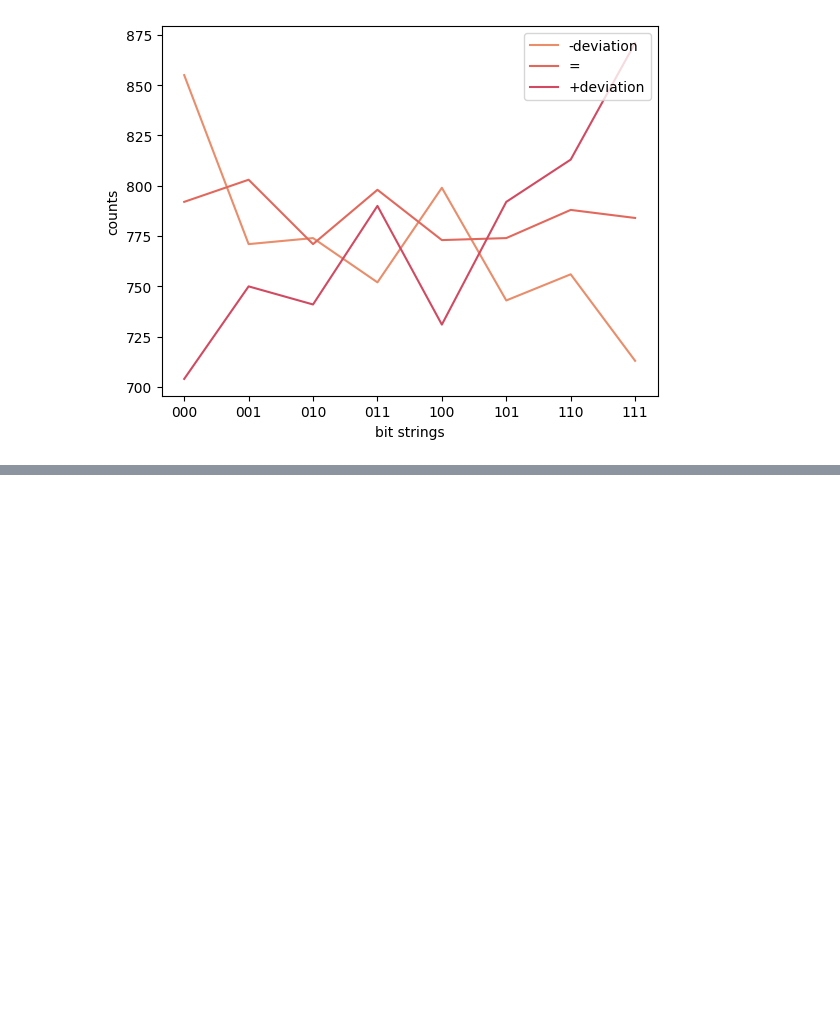
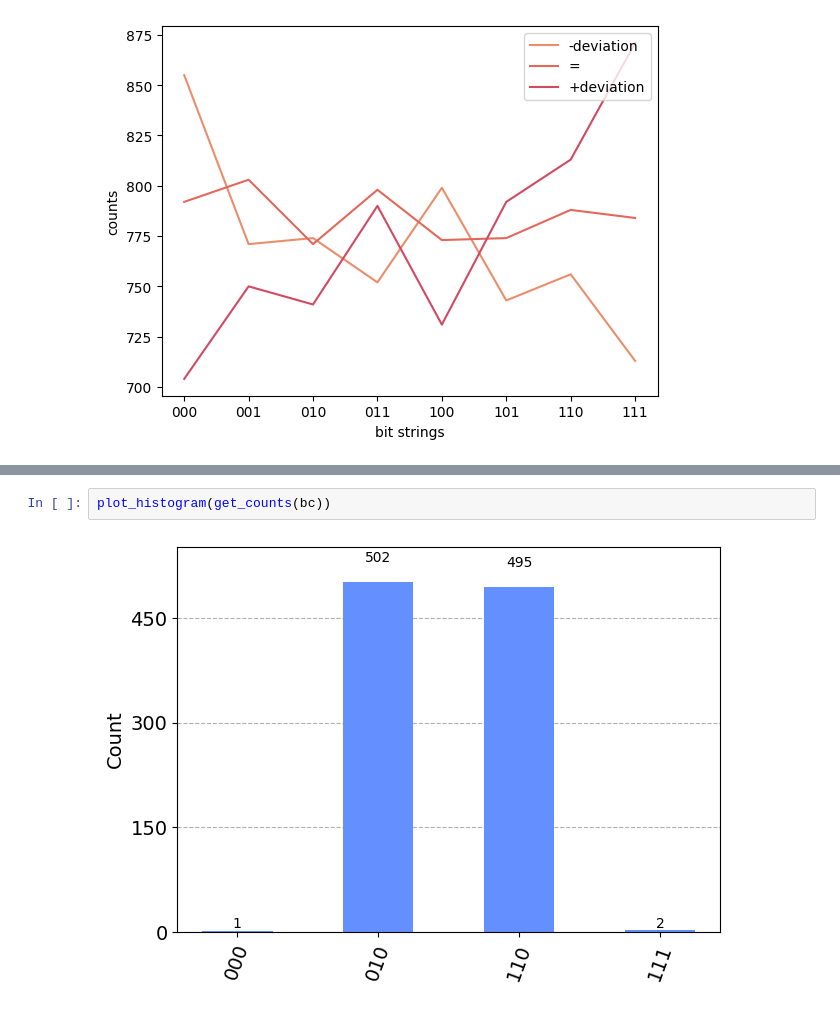
Before and after one commit to Dpbm/scientific-research-1-quantum-oracles, a Jupyter notebook: code/grover-tests.ipynb, the cells around one changed output, grey strips where cells are left out. Cells and saved outputs as stored; diff of their text form; blank space fills up the shorter version.

```diff
--- a/code/grover-tests.ipynb
+++ b/code/grover-tests.ipynb
@@ -575,0 +622,4 @@ plt.show()
+# %%
+plot_histogram(get_counts(bc))
+# %% [output]
+[figure, added]
```
Also changed, not shown: parts of 33 cells of this notebook, 3 other files.
